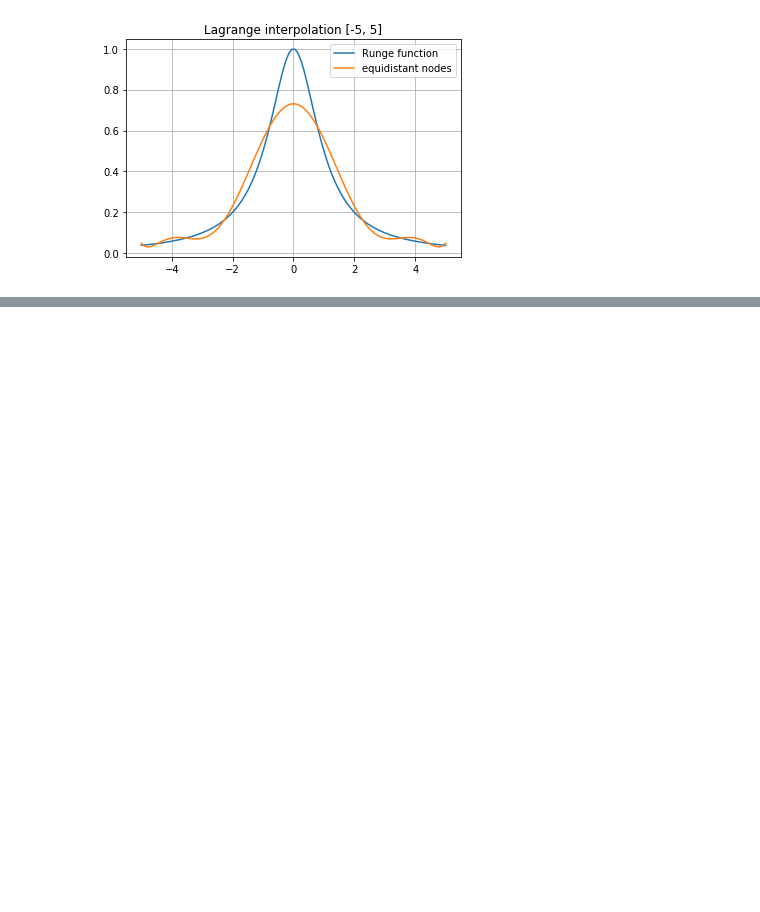
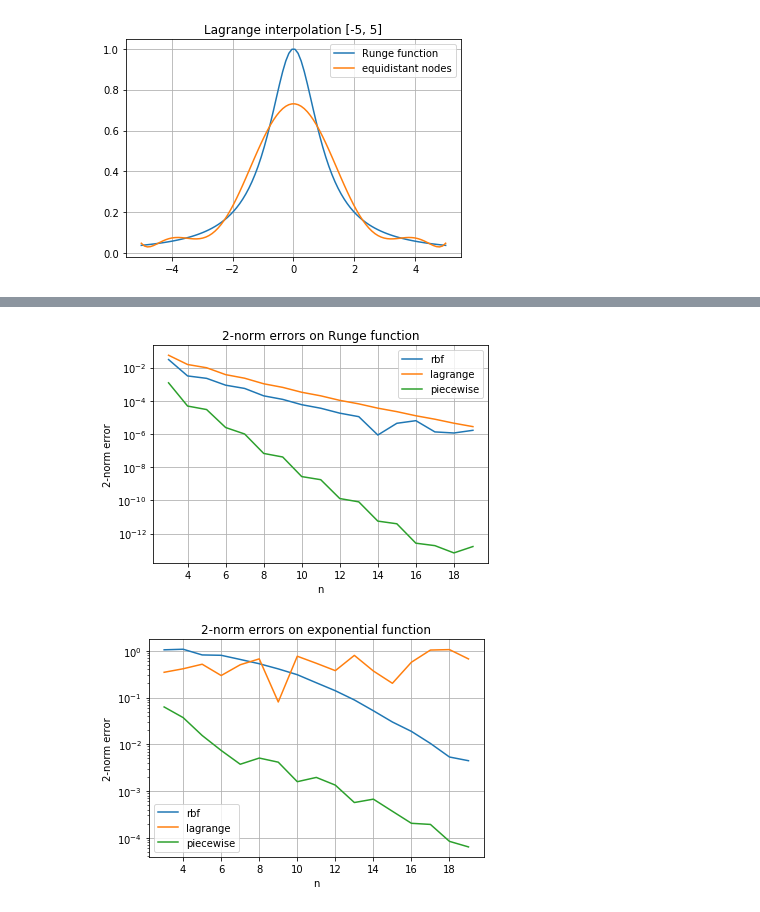
Before and after one commit to Agnar22/NumericalMethods, a Jupyter notebook: Project_2/project.ipynb, the cells around one changed output, grey strips where cells are left out. Drawn from its saved outputs; the diff is of its cells as text; code cells hidden in the pictures; blank space fills up the shorter version.

```diff
--- a/Project_2/project.ipynb
+++ b/Project_2/project.ipynb
@@ -196,39 +202,55 @@ def radial_basis_function(w, x, x_i, phi):
 
 def find_radial_basis_function(func, x_i, x, eps):
     phi = lambda x: np.exp(-np.power(eps*x, 2))
 
     M = phi(np.abs(x_i[:,np.newaxis] - x_i))
     w = np.linalg.solve(M, func(x_i))
 
     y = radial_basis_function(w, x, x_i, phi)
     return y
 
-def compare_interpolations(func, eps, x:np.ndarray, N:int, K:int, a:float, b:float, title:str):
+def compare_interpolations(func, eps, x:np.ndarray, N:int, K:int, a:float, b:float, title:str, is_function_of_nodes):
     rbf_2_norms = []
     lagrange_2_norms = []
     piecewise_pol_2_norms = []
     for n in range(3, N):
         x_int = np.linspace(a, b, n+1)
         rbf = find_radial_basis_function(func, x_int, x, eps)
         rbf_2_norm = find_2_norm_error(func, x, rbf, a, b, x.shape[0])
         rbf_2_norms.append(rbf_2_norm)
         lagrange = get_interpolated_values(x_int, func(x_int), x)
         lagrange_2_norm = find_2_norm_error(func, x, lagrange, a, b, x.shape[0])
         lagrange_2_norms.append(lagrange_2_norm)
-        piecewise_pol = get_piecewise_interpolated_values(a, b, func, x, K, n//K)
+        if is_function_of_nodes:
+            piecewise_pol = get_piecewise_interpolated_values(a, b, func, x, K, n//K)
+        else:
+            piecewise_pol = get_piecewise_interpolated_values(a, b, func, x, K, n)
         piecewise_pol_2_norm = find_2_norm_error(func, x, piecewise_pol, a, b, x.shape[0])
         piecewise_pol_2_norms.append(piecewise_pol_2_norm)
 
-    plt.plot([x for x in range(4, N+1)], np.array(rbf_2_norms), label="rbf")
-    plt.plot([x for x in range(4, N+1)], np.array(lagrange_2_norms), label="lagrange")
-    plt.plot([x for x in range(4, N+1)], np.array(piecewise_pol_2_norms), label="piecewise")
+    if not is_function_of_nodes:
+        plt.plot([x for x in range(3, N)], np.array(rbf_2_norms), label="rbf")
+        plt.plot([x for x in range(3, N)], np.array(lagrange_2_norms), label="lagrange")
+        plt.plot([x for x in range(3, N)], np.array(piecewise_pol_2_norms), label="piecewise")
+        plt.xlabel("n")
+    else:
+        plt.plot([x for x in range(4, N+1)], np.array(rbf_2_norms), label="rbf")
+        plt.plot([x for x in range(4, N+1)], np.array(lagrange_2_norms), label="lagrange")
+        plt.plot([x for x in range(4, N+1)], np.array(piecewise_pol_2_norms), label="piecewise")
+        plt.xlabel("number of nodes")
+
     plt.title(title)
-    plt.xlabel("nodes used")
-    plt.xlabel("2-norm error")
+    plt.ylabel("2-norm error")
     plt.legend()
     plt.grid()
     plt.semilogy()
     plt.show()
 
-compare_interpolations(runge_function, 1, x, 20, 3, -1, 1, "2-norm errors on Runge function")
-compare_interpolations(f, 10.5, x, 20, 3, -1, 1, "2-norm errors on exponential function")
+# The loss for piecewise interpolation is considerably lower than the rest when plotting against n, as
+# piecewise interpolation then has k*(n+1) nodes. Plotting error as a function of nodes gives a much
+# more "fair competition". This can be achieved by setting the flag to "True", in the functions below.
+compare_interpolations(runge_function, 1, x, 20, 3, -1, 1, "2-norm errors on Runge function", False)
+compare_interpolations(f, 10.5, x, 20, 3, -1, 1, "2-norm errors on exponential function", False)
+# %% [output]
+[figure, added]
+[figure, added]
```
Also changed, not shown: parts of 3 cells of this notebook.
